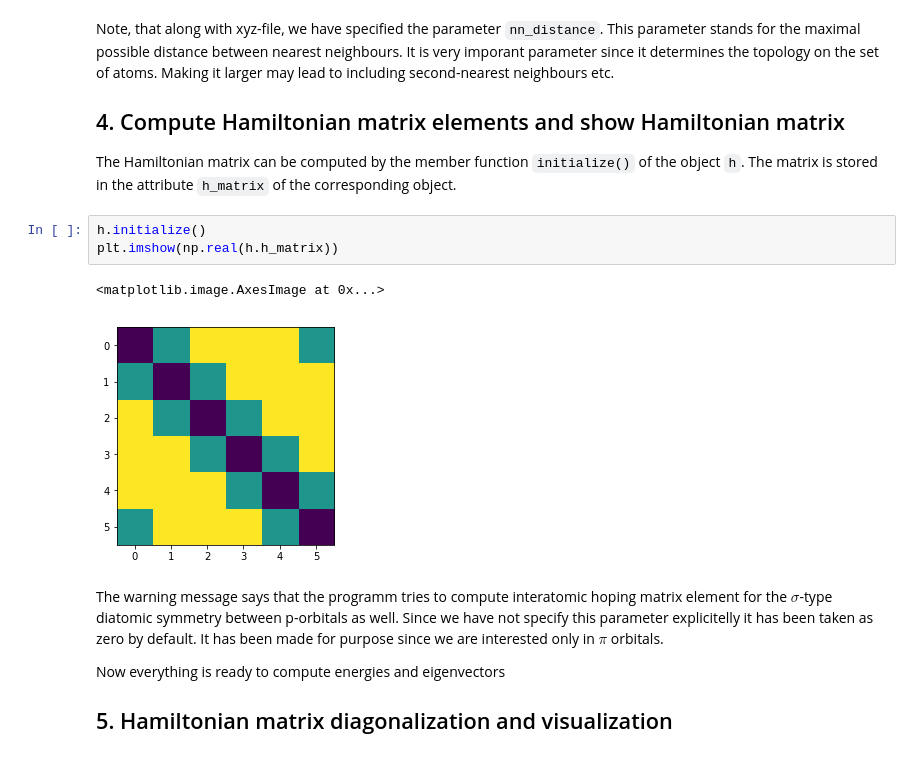
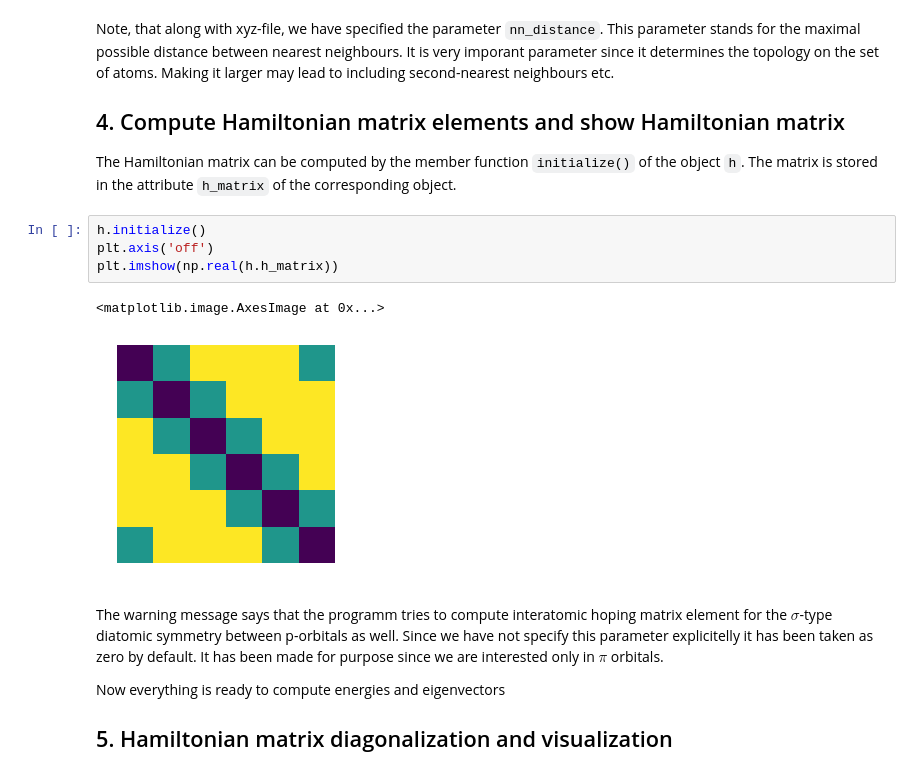
Before and after one commit to freude/NanoNet, a Jupyter notebook: jupyter_notebooks/Hukel_model.ipynb, the cells around one changed output. Drawn from its saved outputs; the diff is of its cells as text.

```diff
--- a/jupyter_notebooks/Hukel_model.ipynb
+++ b/jupyter_notebooks/Hukel_model.ipynb
@@ -48,10 +52,11 @@ Note, that along with xyz-file, we have specified the parameter `nn_distance`. T
 The Hamiltonian matrix can be computed by the member function `initialize()` of the object `h`. The matrix is stored in the attribute `h_matrix` of the corresponding object.
 # %%
 h.initialize()
+plt.axis('off')
 plt.imshow(np.real(h.h_matrix))
 # %% [output]
 <matplotlib.image.AxesImage at 0x...>
-[figure, old version]
+[figure, new version]
 # %% [markdown]
 The warning message says that the programm tries to compute interatomic hoping matrix element for the $\sigma$-type diatomic symmetry between p-orbitals as well. Since we have not specify this parameter explicitelly it has been taken as zero by default. It has been made for purpose since we are interested only in $\pi$ orbitals.
 
```
Also changed, not shown: parts of 4 cells of this notebook, 8 other files.
